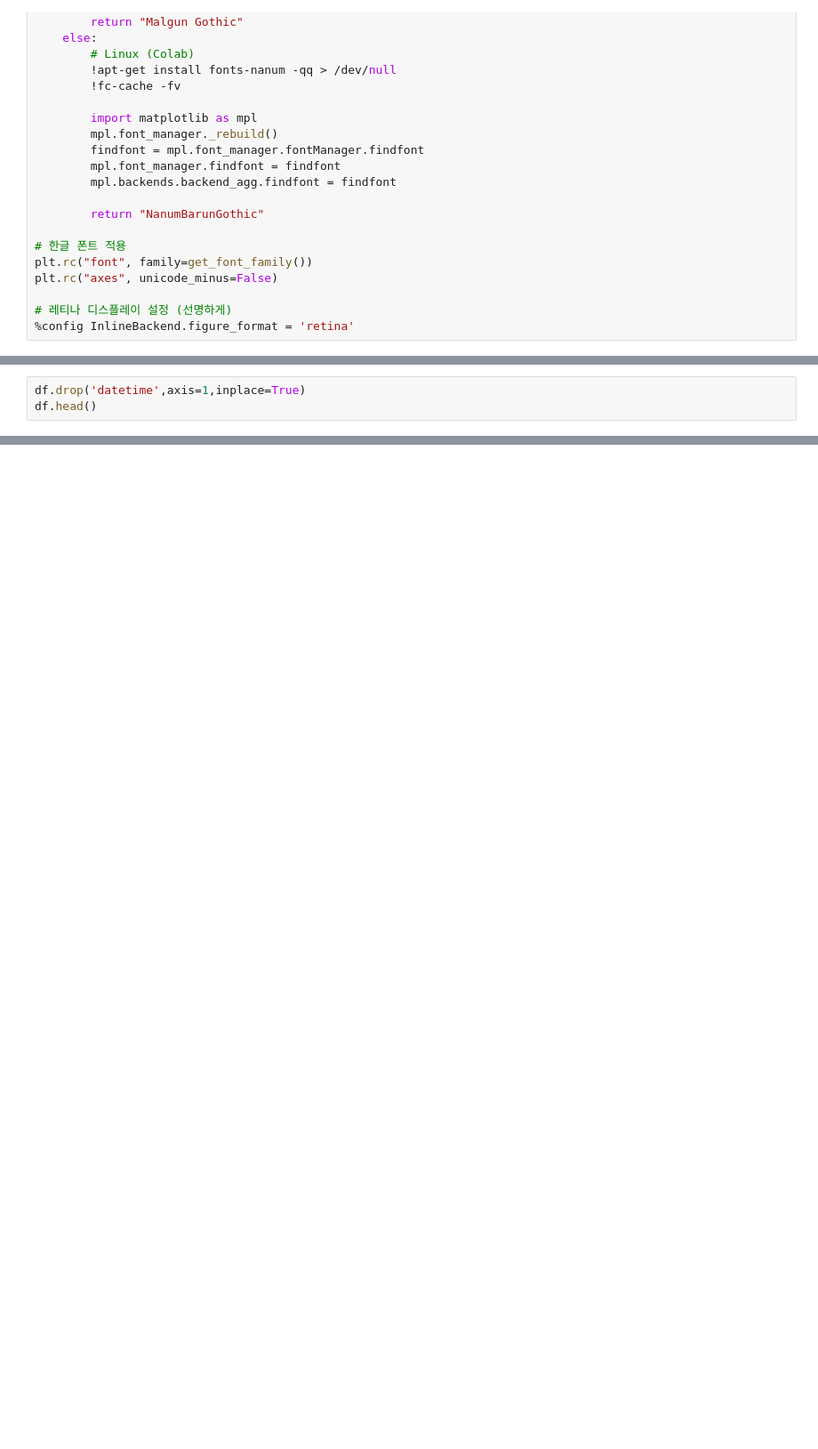
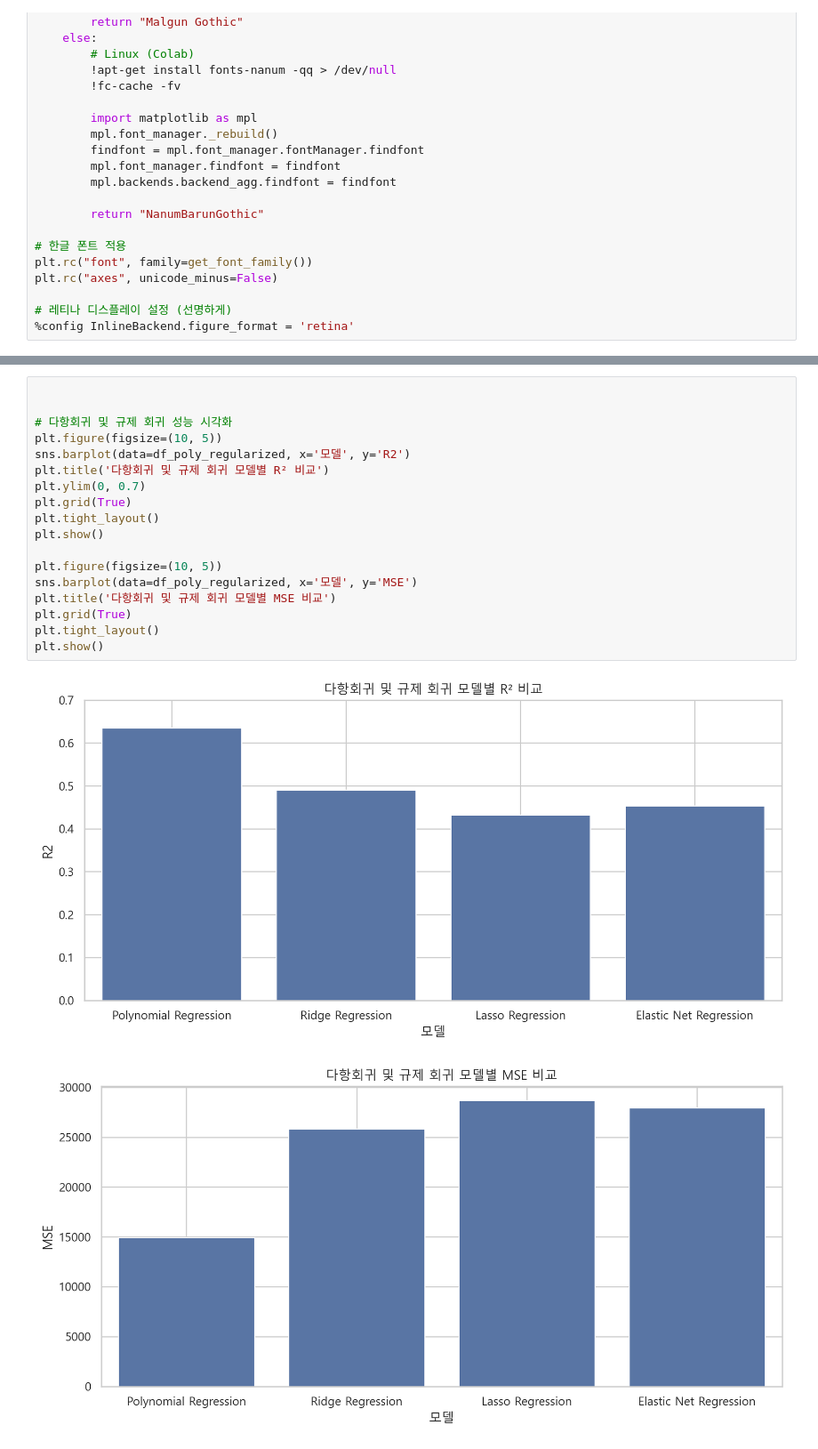
Before and after one commit to jihuikim45/hipython_rep, a Jupyter notebook: 대여량예측모델/bike대여량예측모델.ipynb, the cells around one changed output, grey strips where cells are left out. Shown at 89% size. Saved outputs shown, nothing was run; the diff lists cells and outputs as text; blank space fills up the shorter version.

```diff
--- a/대여량예측모델/bike대여량예측모델.ipynb
+++ b/대여량예측모델/bike대여량예측모델.ipynb
@@ -211,3 +64,0 @@ plt.show()
-# %%
-df.drop('datetime',axis=1,inplace=True)
-df.head()
@@ -249,0 +262,21 @@ d
+# %%
+
+
+# 다항회귀 및 규제 회귀 성능 시각화
+plt.figure(figsize=(10, 5))
+sns.barplot(data=df_poly_regularized, x='모델', y='R2')
+plt.title('다항회귀 및 규제 회귀 모델별 R² 비교')
+plt.ylim(0, 0.7)
+plt.grid(True)
+plt.tight_layout()
+plt.show()
+
+plt.figure(figsize=(10, 5))
+sns.barplot(data=df_poly_regularized, x='모델', y='MSE')
+plt.title('다항회귀 및 규제 회귀 모델별 MSE 비교')
+plt.grid(True)
+plt.tight_layout()
+plt.show()
+# %% [output]
+[figure, added]
+[figure, added]
```
Also changed, not shown: parts of 38 cells of this notebook, 5 other files.
